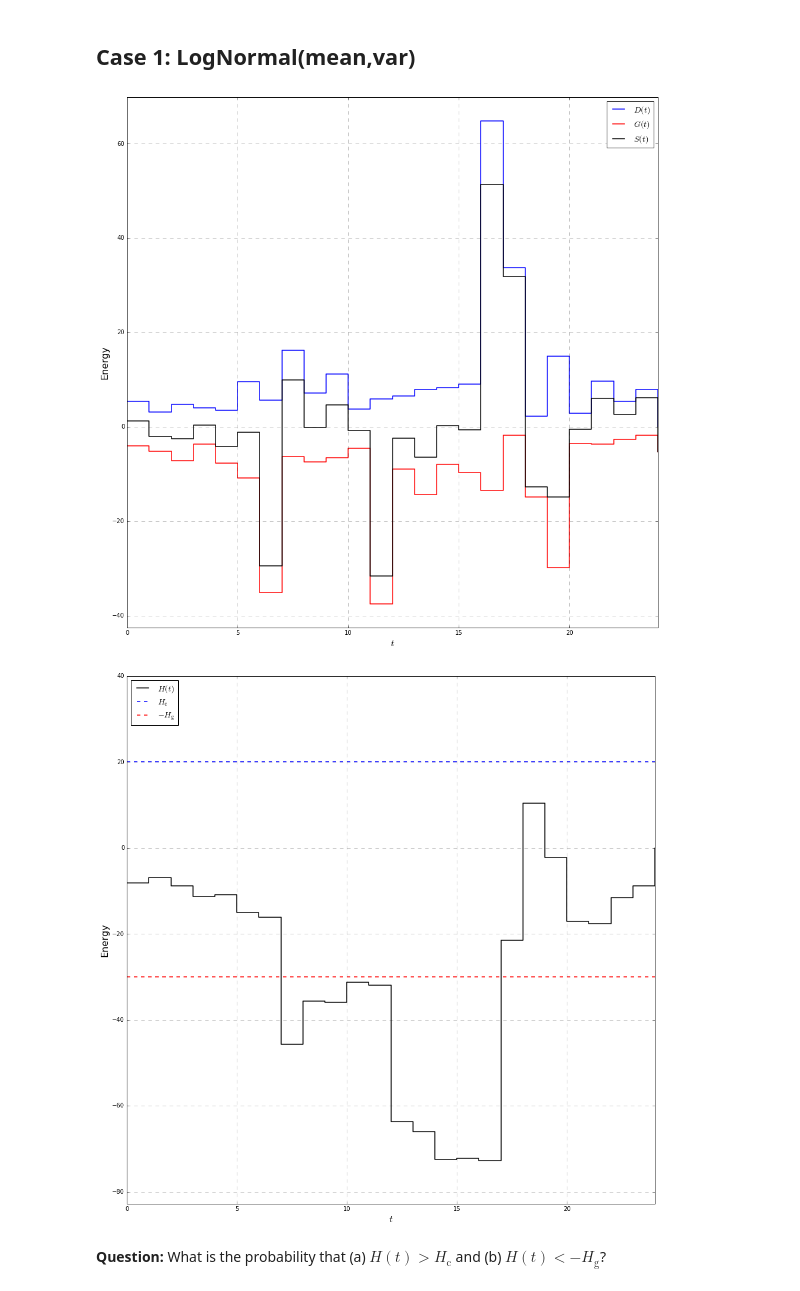
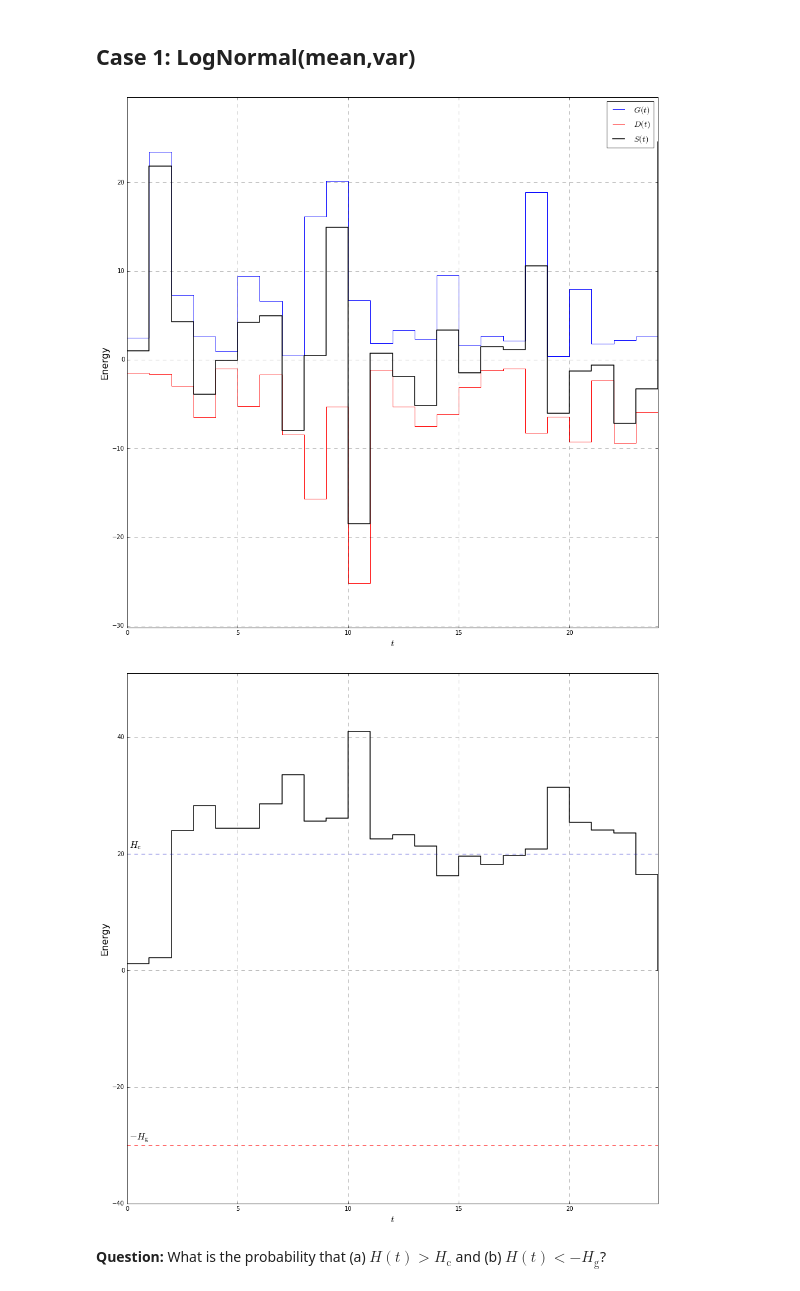
Before and after one commit to pedrohjn/simple-virtual-utility, a Jupyter notebook: Simple_Virtual_Utility.ipynb, the cells around one changed output. Drawn from its saved outputs; the diff is of its cells as text; code cells hidden in the pictures.

```diff
--- a/Simple_Virtual_Utility.ipynb
+++ b/Simple_Virtual_Utility.ipynb
@@ -5,34 +5,34 @@
 # %%
 import numpy as np
 from matplotlib import pyplot as plt
 
 #Generation distribution
-N_gen = np.random.lognormal(1.5,1,26)
+N_gen = np.random.lognormal(1.25,1,26)
 
 #Consumption distribution
 N_cons = np.zeros(26)
-mu = [1,1,1,1,1,1,1,1.5,1.5,1.5,1.25,1.25,1.25,1.25,1.25,1.25,1.75,2.25,2.25,1.75,1.5,1,1,1,1]
+mu = [1,1,1,1,1,1,1,1.5,1.5,1.5,1.25,1.25,1.25,1.25,1.25,1.25,1.5,1.75,1.75,1.75,1.5,1,1,1,1]
 var = [1,1,1,1,1,1,1,1.25,1.25,1,1,1,1,1,1,1,1.5,1.5,1.5,1.5,1.5,1,1,1,1]
 for i in range(0, 25):
-    N_cons[i] = np.random.lognormal(mu[i]*1.5,0.5*var[i])
+    N_cons[i] = np.random.lognormal(mu[i]*1.25,0.75*var[i])
 
 #Surplus and deficit
-S=N_cons - N_gen
+S= N_gen - N_cons
 
 #Plot them all
 y = list(range(0, 26))
 plt.figure(figsize=(16,16), dpi=1200)
 plt.xlabel('$t$', fontsize=16)
 plt.ylabel('Energy', fontsize=16)
-plt.step(y,N_cons,'b', linewidth=1.5, label = "$D(t)$")
-plt.step(y,- N_gen,'r', linewidth=1.5, label = "$G(t)$")
+plt.step(y,N_gen,'b', linewidth=1, label = "$G(t)$")
+plt.step(y,- N_cons,'r', linewidth=1, label = "$D(t)$")
 plt.step(y,S,'k', linewidth=1.5, label = "$S(t)$")
-plt.axis([0,24,-max(N_gen)-5,max(N_cons)+5])
+plt.axis([0,24,-max(N_cons)-5,max(N_gen)+5])
 plt.grid(color='k', alpha=0.5, linestyle='dashed', linewidth=0.5)
 plt.legend( loc=1, fontsize=14)
 plt.show()
 # %% [output]
-[figure, old version]
+[figure, new version]
 # %%
 #Storage or generation
 H = np.zeros(26)
@@ -45,13 +45,15 @@ plt.figure(figsize=(16,16), dpi=1200)
 plt.xlabel('$t$', fontsize=16)
 plt.ylabel('Energy', fontsize=16)
 plt.step(y,H,'k', linewidth=1.5, label = "$H(t)$")
-plt.plot([0,25],[H_c,H_c],'b--', linewidth=1.5,label = "$H_\mathrm{c}$")
-plt.plot([0,25],[-H_g,-H_g],'r--', linewidth=1.5,label = "$- H_\mathrm{g}$")
-plt.axis([0,24,min(min(H)-10,-H_g-10),max(max(H)+10,H_g+10)])
+plt.plot([0,25],[H_c,H_c],'b--', linewidth=1)
+plt.plot([0,25],[-H_g,-H_g],'r--', linewidth=1)
+plt.text(0.1, H_c+1, "$H_\mathrm{c}$", fontsize=16)
+plt.text(0.1, -H_g+1, "$-H_\mathrm{g}$", fontsize=16)
+plt.axis([0,24,min(min(H)-10,-H_g-10),max(max(H)+10,H_c+10)])
 plt.grid(color='k', alpha=0.5, linestyle='dashed', linewidth=0.5)
-plt.legend( loc=2, fontsize=14)
+#plt.legend( loc=2, fontsize=14)
 plt.show()
 # %% [output]
-[figure, old version]
+[figure, new version]
 # %% [markdown]
 **Question:** What is the probability that (a) $H(t) > H_\mathrm{c}$ and (b) $H(t) < - H_\mathrm{g}$?
```
